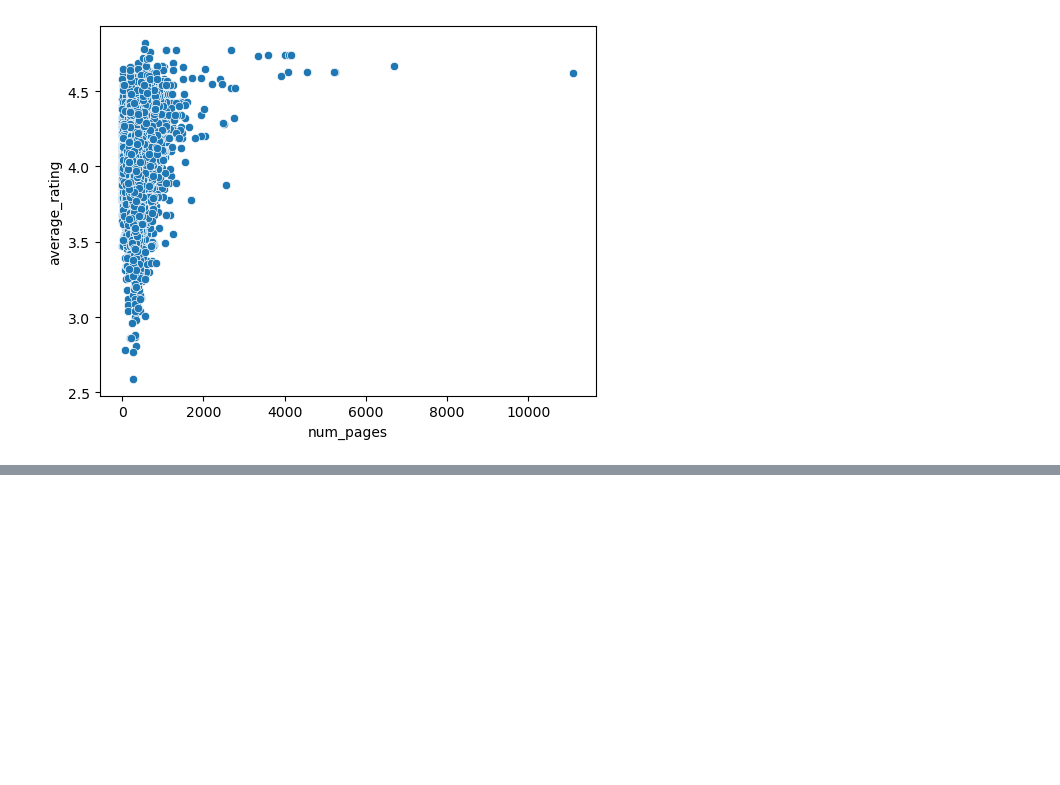
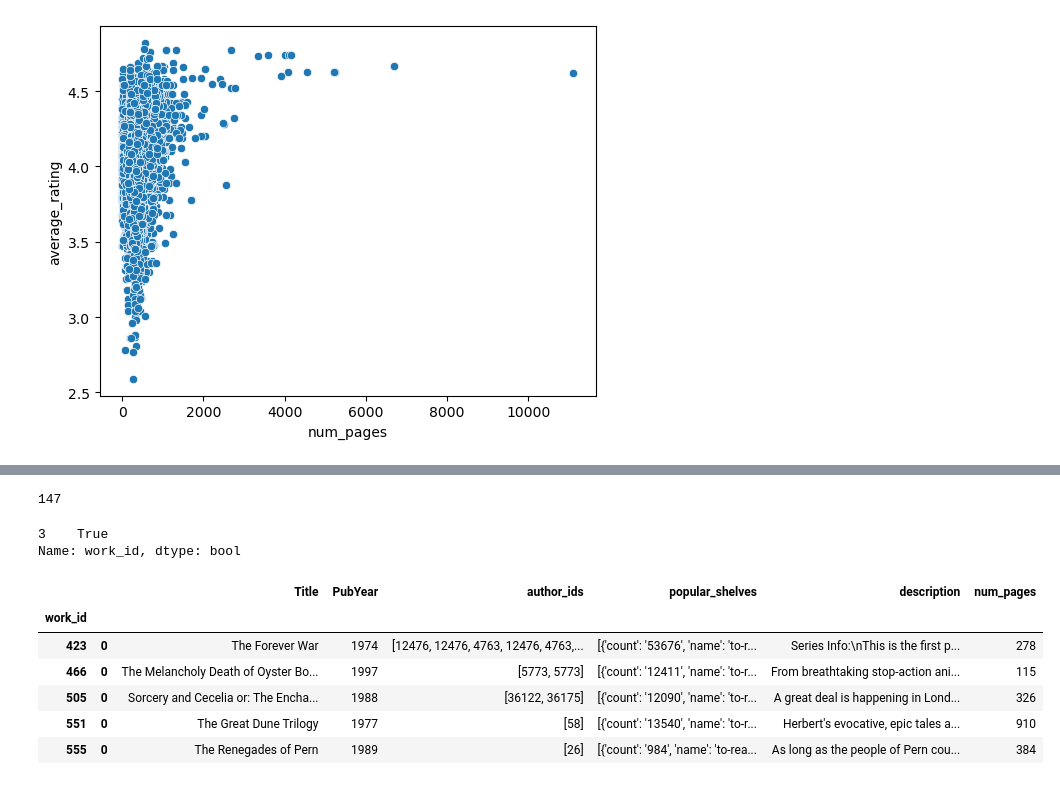
Before and after one commit to raineszm/sff-predict, a Jupyter notebook: notebooks/EDA.ipynb, the cells around one changed output, grey strips where cells are left out. Drawn from its saved outputs; the diff is of its cells as text; code cells hidden in the pictures; blank space fills up the shorter version.

Commit message:
refactor data pipeline
Now the preprocessing folds everything down to a parquet file of works


Former-commit-id: 91eac01bc99ab2d665a0aa5634f3d5f1a4598c95

```diff
--- a/notebooks/EDA.ipynb
+++ b/notebooks/EDA.ipynb
@@ -127,0 +127,3 @@ sns.lineplot(x="publication_date", y="average_rating", data=books)
+# %%
+df_works = pd.read_json("../data/raw/goodreads_book_works.json.gz", lines=True)
+df_works.columns
@@ -127,0 +138,40 @@ sns.lineplot(x="publication_date", y="average_rating", data=books)
+# %%
+df_combined = pd.merge(df, df_works, on='work_id').set_index('book_id')
+# %%
+len(set.difference(set(df_combined.best_book_id), set(df_combined.index)))
+# %% [output]
+147
+# %%
+df_combined[df_combined.book_id == df_combined.iloc[3].best_book_id].work_id == df_combined.work_id.iloc[3]
+# %% [output]
+3    True
+Name: work_id, dtype: bool
+# %%
+def flatten_to_work(row):
+    first_row = row.iloc[0]
+    best_book_id = first_row.best_book_id
+    if best_book_id in row.index:
+        reference_row = row.loc[best_book_id]
+    else:
+        reference_row = first_row
+
+    return pd.DataFrame({
+        'Title': [reference_row.original_title],
+        'PubYear': [reference_row.original_publication_year],
+        'author_ids': [[author['author_id'] for entry in row.authors for author in entry]],
+        'popular_shelves': [[shelf for entry in row.popular_shelves for shelf in entry]],
+        'description': reference_row.description,
+        'num_pages': reference_row.num_pages
+    })
+
+df_collapsed = df_combined.groupby('work_id').apply(flatten_to_work, include_groups=False)
+# %%
+df_collapsed.head()
+# %% [output]
+|  |  | Title | PubYear | author_ids | popular_shelves | description | num_pages |
+| work_id |  |  |  |  |  |  |  |
+| 423 | 0 | The Forever War | 1974 | [12476, 12476, 4763, 12476, 4763,... | [{'count': '53676', 'name': 'to-r... | Series Info:\nThis is the first p... | 278 |
+| 466 | 0 | The Melancholy Death of Oyster Bo... | 1997 | [5773, 5773] | [{'count': '12411', 'name': 'to-r... | From breathtaking stop-action ani... | 115 |
+| 505 | 0 | Sorcery and Cecelia or: The Encha... | 1988 | [36122, 36175] | [{'count': '12090', 'name': 'to-r... | A great deal is happening in Lond... | 326 |
+| 551 | 0 | The Great Dune Trilogy | 1977 | [58] | [{'count': '13540', 'name': 'to-r... | Herbert's evocative, epic tales a... | 910 |
+| 555 | 0 | The Renegades of Pern | 1989 | [26] | [{'count': '984', 'name': 'to-rea... | As long as the people of Pern cou... | 384 |
```
Also changed, not shown: parts of 7 cells of this notebook, 9 other files.
